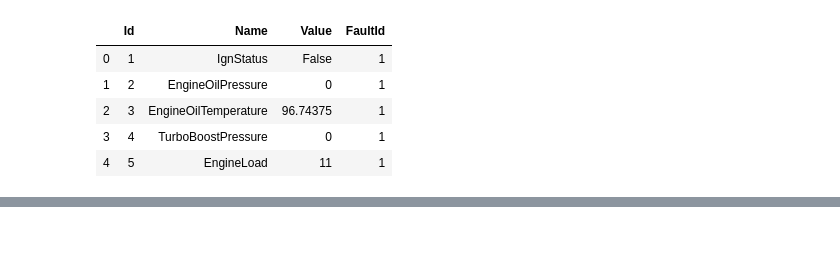
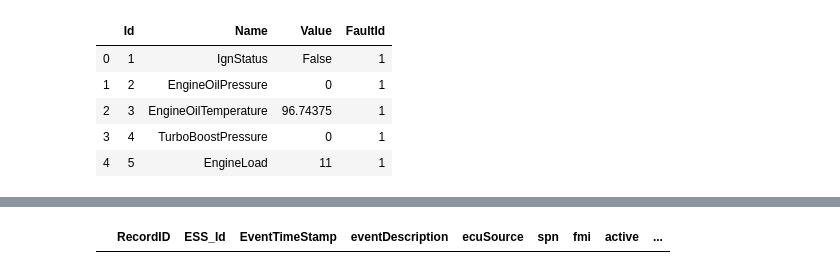
Before and after one commit to Barrett-Rogers/dq8-kingpins, a Jupyter notebook: Big_G.ipynb, the cells around one changed output, grey strips where cells are left out. Saved outputs shown, nothing was run; the diff lists cells and outputs as text; code cells hidden in the pictures; blank space fills up the shorter version.

```diff
--- a/Big_G.ipynb
+++ b/Big_G.ipynb
@@ -52,0 +169,5 @@ SPN 5246 is bad
+# %%
+dfbadcodes = faults_onboard[faults_onboard['spn'] == 1569|5246]
+dfbadcodes.head()
+# %% [output]
+|  | RecordID | ESS_Id | EventTimeStamp | eventDescription | ecuSource | spn | fmi | active | ... |
```
Also changed, not shown: parts of 28 cells of this notebook.
